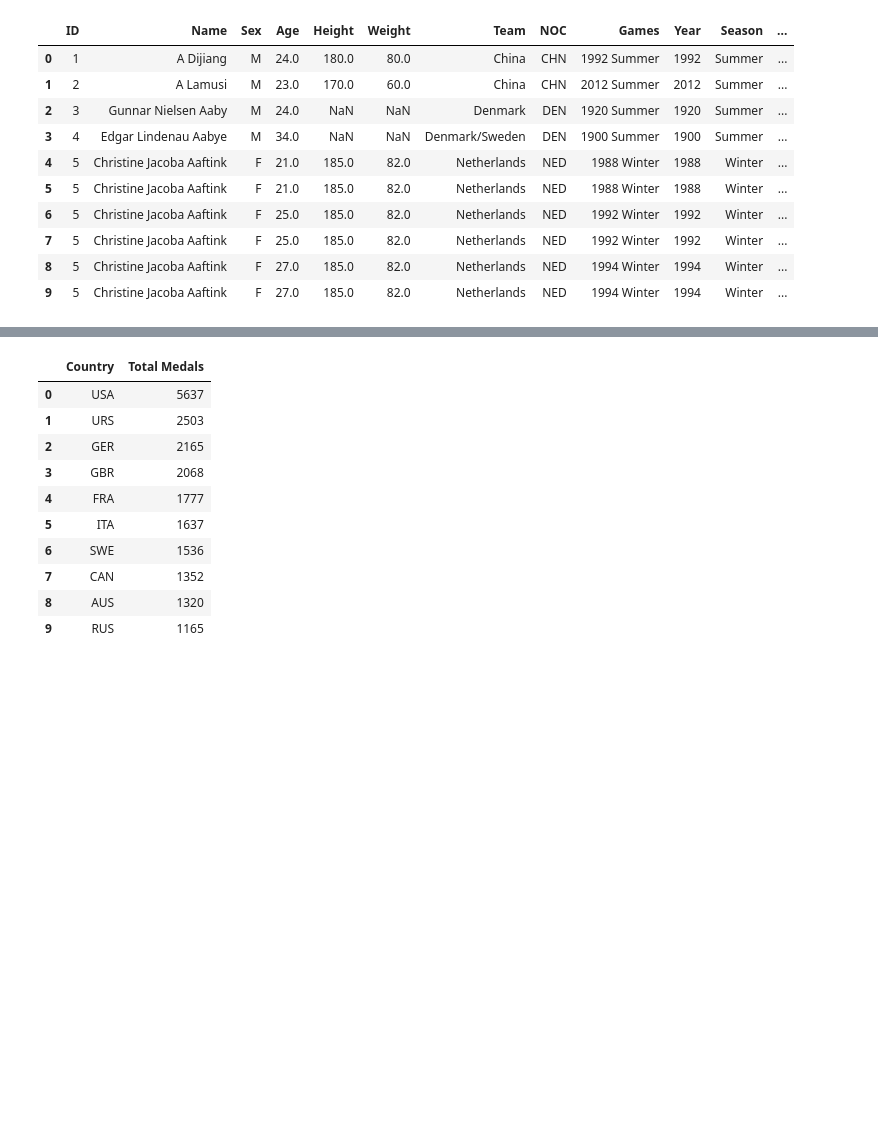
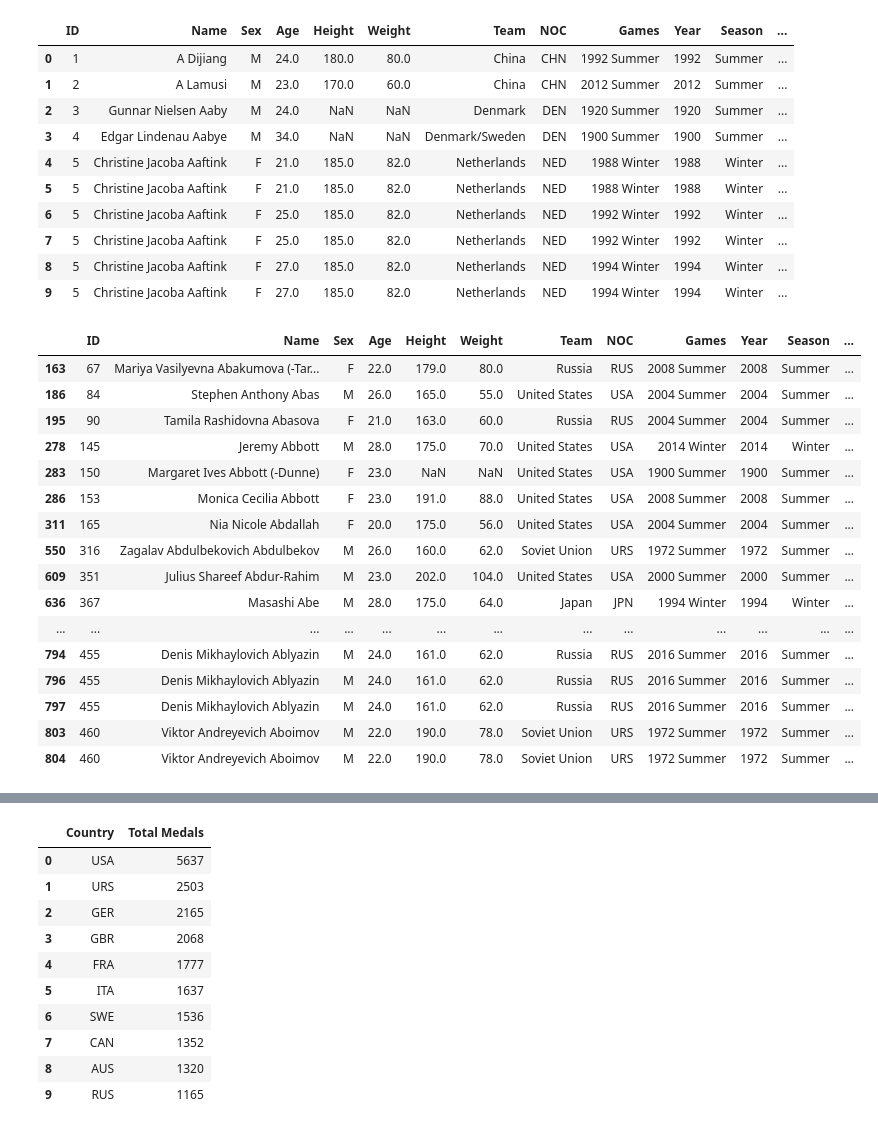
Before and after one commit to angel1-28/Olympics-Research-Project, a Jupyter notebook: Olympics_Research_Project_Angel_Vargas.ipynb, the cells around one changed output, grey strips where cells are left out. Saved outputs shown, nothing was run; the diff lists cells and outputs as text; code cells hidden in the pictures; blank space fills up the shorter version.

```diff
--- a/Olympics_Research_Project_Angel_Vargas.ipynb
+++ b/Olympics_Research_Project_Angel_Vargas.ipynb
@@ -18,3 +19,28 @@ data.head(10)
 | 7 | 5 | Christine Jacoba Aaftink | F | 25.0 | 185.0 | 82.0 | Netherlands | NED | 1992 Winter | 1992 | Winter | ... |
 | 8 | 5 | Christine Jacoba Aaftink | F | 27.0 | 185.0 | 82.0 | Netherlands | NED | 1994 Winter | 1994 | Winter | ... |
 | 9 | 5 | Christine Jacoba Aaftink | F | 27.0 | 185.0 | 82.0 | Netherlands | NED | 1994 Winter | 1994 | Winter | ... |
+# %%
+# Here I only include the countries I will be focusing on for the project
+target_countries = ['United States', 'Germany', 'Soviet Union', 'Japan', 'Jamaica', 'Russia', 'East Germnay', 'West Germany']
+
+# Filtering it
+filtered_df = df[df['Team'].isin(target_countries)]
+filtered_df.head(20)
+# %% [output]
+|  | ID | Name | Sex | Age | Height | Weight | Team | NOC | Games | Year | Season | ... |
+| 163 | 67 | Mariya Vasilyevna Abakumova (-Tar... | F | 22.0 | 179.0 | 80.0 | Russia | RUS | 2008 Summer | 2008 | Summer | ... |
+| 186 | 84 | Stephen Anthony Abas | M | 26.0 | 165.0 | 55.0 | United States | USA | 2004 Summer | 2004 | Summer | ... |
+| 195 | 90 | Tamila Rashidovna Abasova | F | 21.0 | 163.0 | 60.0 | Russia | RUS | 2004 Summer | 2004 | Summer | ... |
+| 278 | 145 | Jeremy Abbott | M | 28.0 | 175.0 | 70.0 | United States | USA | 2014 Winter | 2014 | Winter | ... |
+| 283 | 150 | Margaret Ives Abbott (-Dunne) | F | 23.0 | NaN | NaN | United States | USA | 1900 Summer | 1900 | Summer | ... |
+| 286 | 153 | Monica Cecilia Abbott | F | 23.0 | 191.0 | 88.0 | United States | USA | 2008 Summer | 2008 | Summer | ... |
+| 311 | 165 | Nia Nicole Abdallah | F | 20.0 | 175.0 | 56.0 | United States | USA | 2004 Summer | 2004 | Summer | ... |
+| 550 | 316 | Zagalav Abdulbekovich Abdulbekov | M | 26.0 | 160.0 | 62.0 | Soviet Union | URS | 1972 Summer | 1972 | Summer | ... |
+| 609 | 351 | Julius Shareef Abdur-Rahim | M | 23.0 | 202.0 | 104.0 | United States | USA | 2000 Summer | 2000 | Summer | ... |
+| 636 | 367 | Masashi Abe | M | 28.0 | 175.0 | 64.0 | Japan | JPN | 1994 Winter | 1994 | Winter | ... |
+| ... | ... | ... | ... | ... | ... | ... | ... | ... | ... | ... | ... | ... |
+| 794 | 455 | Denis Mikhaylovich Ablyazin | M | 24.0 | 161.0 | 62.0 | Russia | RUS | 2016 Summer | 2016 | Summer | ... |
+| 796 | 455 | Denis Mikhaylovich Ablyazin | M | 24.0 | 161.0 | 62.0 | Russia | RUS | 2016 Summer | 2016 | Summer | ... |
+| 797 | 455 | Denis Mikhaylovich Ablyazin | M | 24.0 | 161.0 | 62.0 | Russia | RUS | 2016 Summer | 2016 | Summer | ... |
+| 803 | 460 | Viktor Andreyevich Aboimov | M | 22.0 | 190.0 | 78.0 | Soviet Union | URS | 1972 Summer | 1972 | Summer | ... |
+| 804 | 460 | Viktor Andreyevich Aboimov | M | 22.0 | 190.0 | 78.0 | Soviet Union | URS | 1972 Summer | 1972 | Summer | ... |
```
Also changed, not shown: parts of 4 cells of this notebook.
